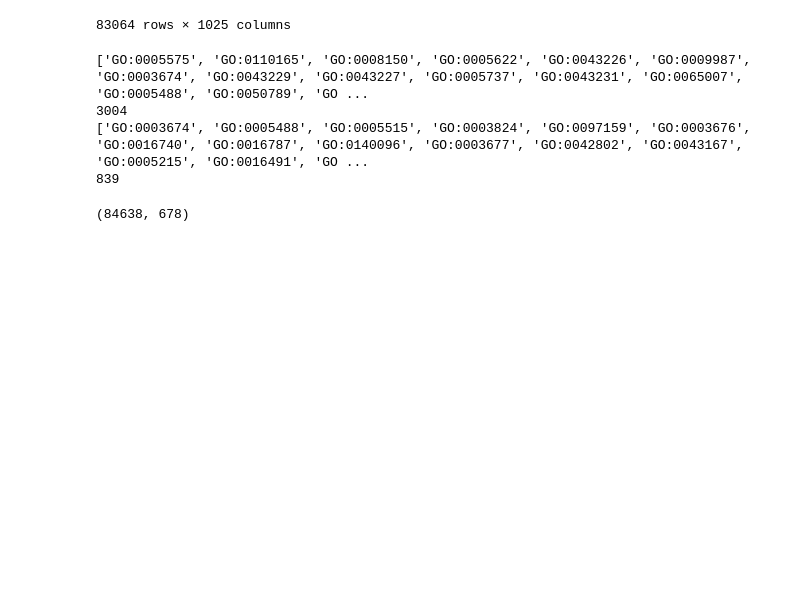
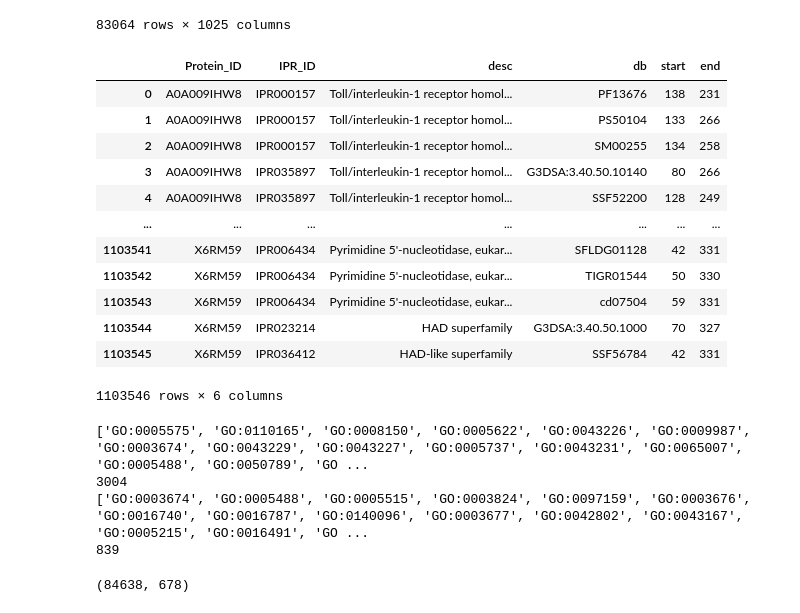
Before and after one commit to marcouderzo/BioData-PdxK-ThiD-FamilyModel, a Jupyter notebook: Biodata_modeltesting.ipynb, the cells around one changed output. Saved outputs shown, nothing was run; the diff lists cells and outputs as text; code cells hidden in the pictures; blank space fills up the shorter version.

```diff
--- a/Biodata_modeltesting.ipynb
+++ b/Biodata_modeltesting.ipynb
@@ -153,6 +153,25 @@ bp_train
 | 123921 | X5L565 | 0.053955 | 0.097717 | 0.010117 | 0.022079 | -0.047607 | 0.045807 | -0.037964 | -0.053772 | 0.068237 | ... |
 | 123922 | X5M5N0 | 0.015915 | -0.009361 | 0.043060 | -0.021835 | 0.018005 | 0.070496 | -0.071533 | -0.091553 | -0.020630 | ... |
 83064 rows × 1025 columns
+# %%
+train_protein2ipr = pd.read_csv(data_dir+'train_protein2ipr.dat',header = None, sep='\t')
+train_protein2ipr.columns = ['Protein_ID','IPR_ID','desc','db','start','end']
+
+train_protein2ipr
+# %% [output]
+|  | Protein_ID | IPR_ID | desc | db | start | end |
+| 0 | A0A009IHW8 | IPR000157 | Toll/interleukin-1 receptor homol... | PF13676 | 138 | 231 |
+| 1 | A0A009IHW8 | IPR000157 | Toll/interleukin-1 receptor homol... | PS50104 | 133 | 266 |
+| 2 | A0A009IHW8 | IPR000157 | Toll/interleukin-1 receptor homol... | SM00255 | 134 | 258 |
+| 3 | A0A009IHW8 | IPR035897 | Toll/interleukin-1 receptor homol... | G3DSA:3.40.50.10140 | 80 | 266 |
+| 4 | A0A009IHW8 | IPR035897 | Toll/interleukin-1 receptor homol... | SSF52200 | 128 | 249 |
+| ... | ... | ... | ... | ... | ... | ... |
+| 1103541 | X6RM59 | IPR006434 | Pyrimidine 5'-nucleotidase, eukar... | SFLDG01128 | 42 | 331 |
+| 1103542 | X6RM59 | IPR006434 | Pyrimidine 5'-nucleotidase, eukar... | TIGR01544 | 50 | 330 |
+| 1103543 | X6RM59 | IPR006434 | Pyrimidine 5'-nucleotidase, eukar... | cd07504 | 59 | 331 |
+| 1103544 | X6RM59 | IPR023214 | HAD superfamily | G3DSA:3.40.50.1000 | 70 | 327 |
+| 1103545 | X6RM59 | IPR036412 | HAD-like superfamily | SSF56784 | 42 | 331 |
+1103546 rows × 6 columns
 # %%
 #This is a useless code block
 print(train_set['GO_term'].value_counts().index[:].tolist())
```
Also changed, not shown: parts of 10 cells of this notebook, 1 other file.
